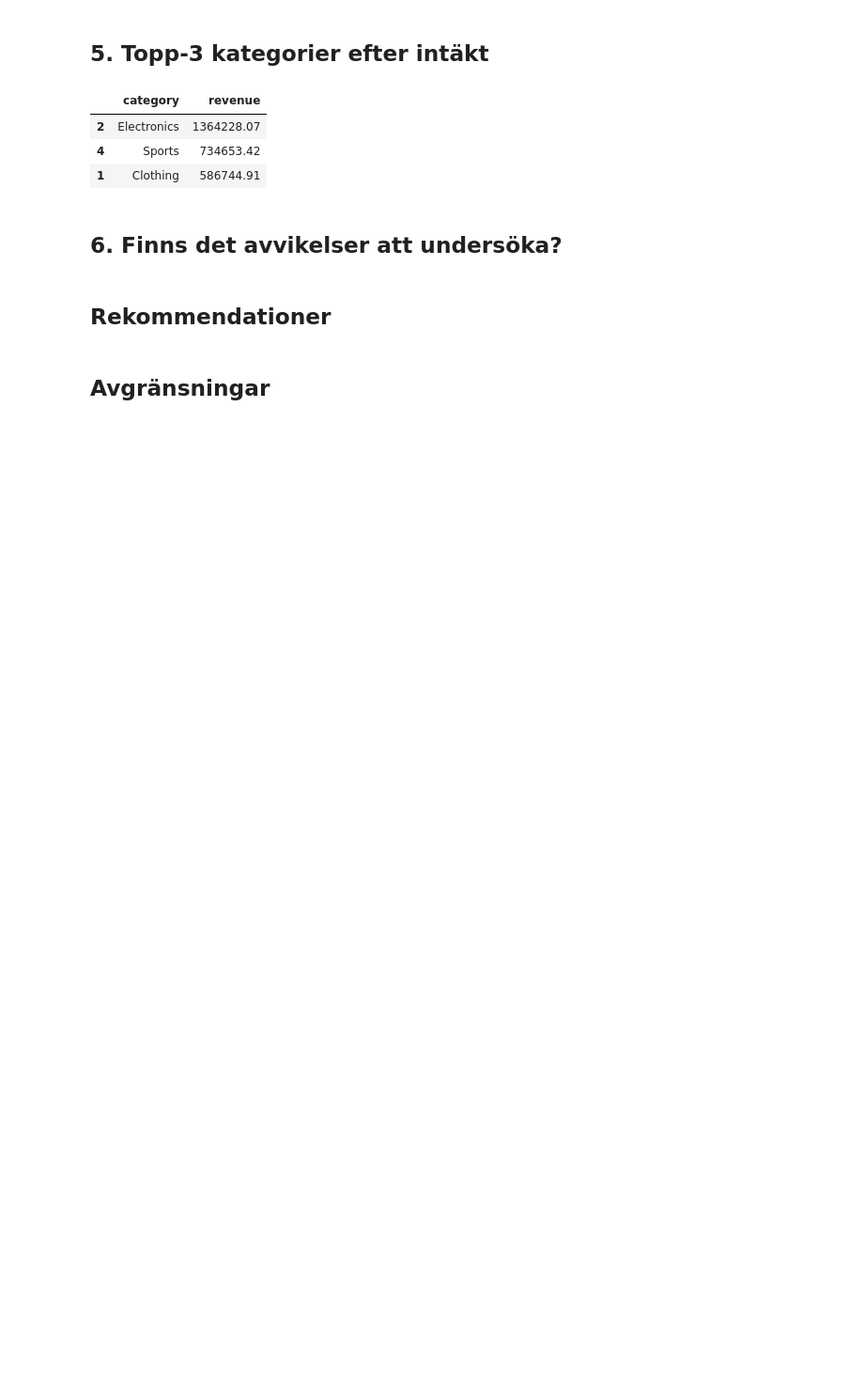
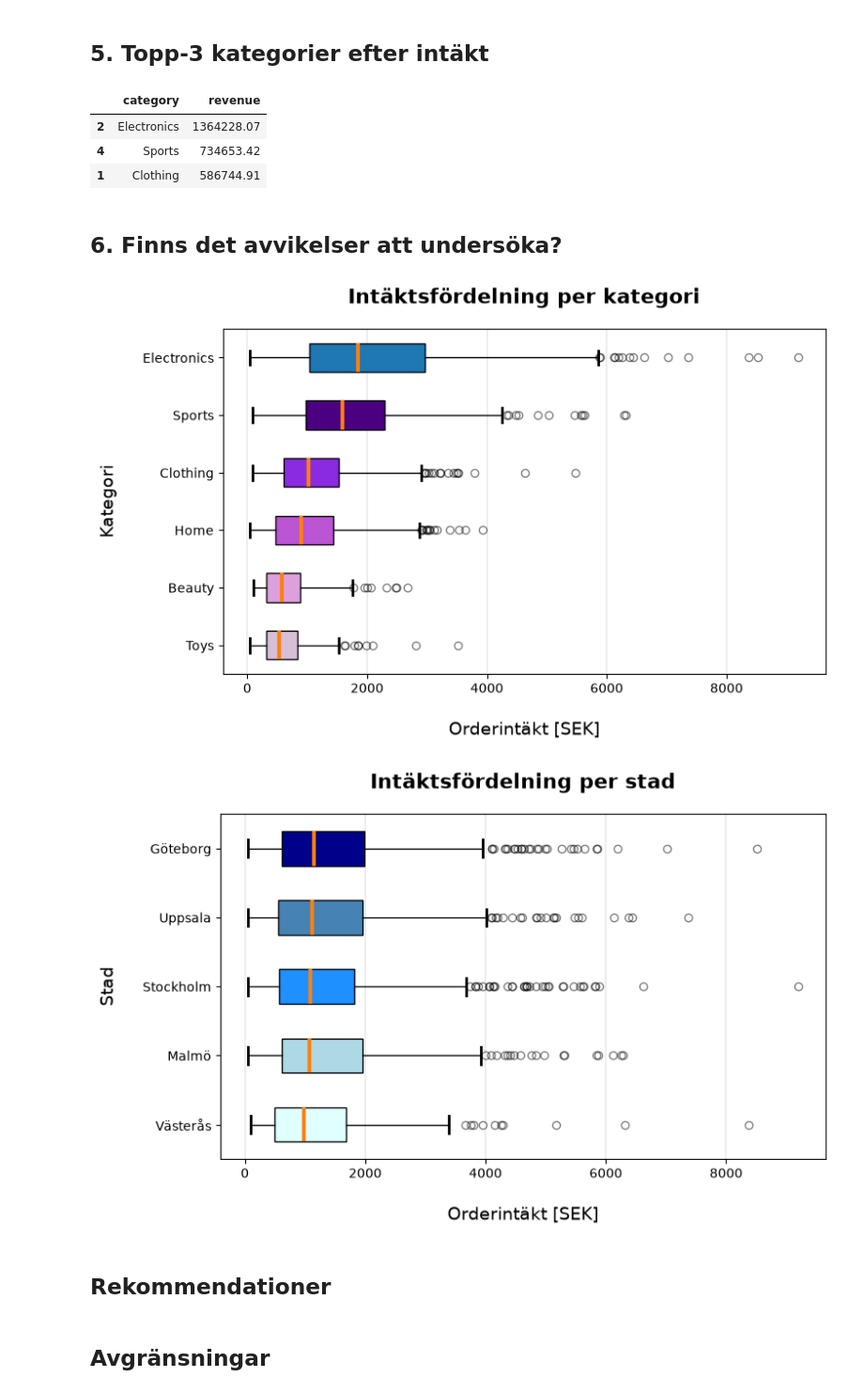
Before and after one commit to jmsedl22/grupp-2-ehandel, a Jupyter notebook: notebook/ecommerce_sales.ipynb, the cells around one changed output. Shown at 94% size. Drawn from its saved outputs; the diff is of its cells as text; code cells hidden in the pictures; blank space fills up the shorter version.

```diff
--- a/notebook/ecommerce_sales.ipynb
+++ b/notebook/ecommerce_sales.ipynb
@@ -145,6 +145,12 @@ display(top_categories)
 | 1 | Clothing | 586744.91 |
 # %% [markdown]
 ## 6. Finns det avvikelser att undersöka?
+# %%
+analyzer.plot_revenue_distribution_category()
+analyzer.plot_revenue_distribution_city()
+# %% [output]
+[figure, added]
+[figure, added]
 # %% [markdown]
 ## Rekommendationer
 # %% [markdown]
```
Also changed, not shown: parts of 5 cells of this notebook.
